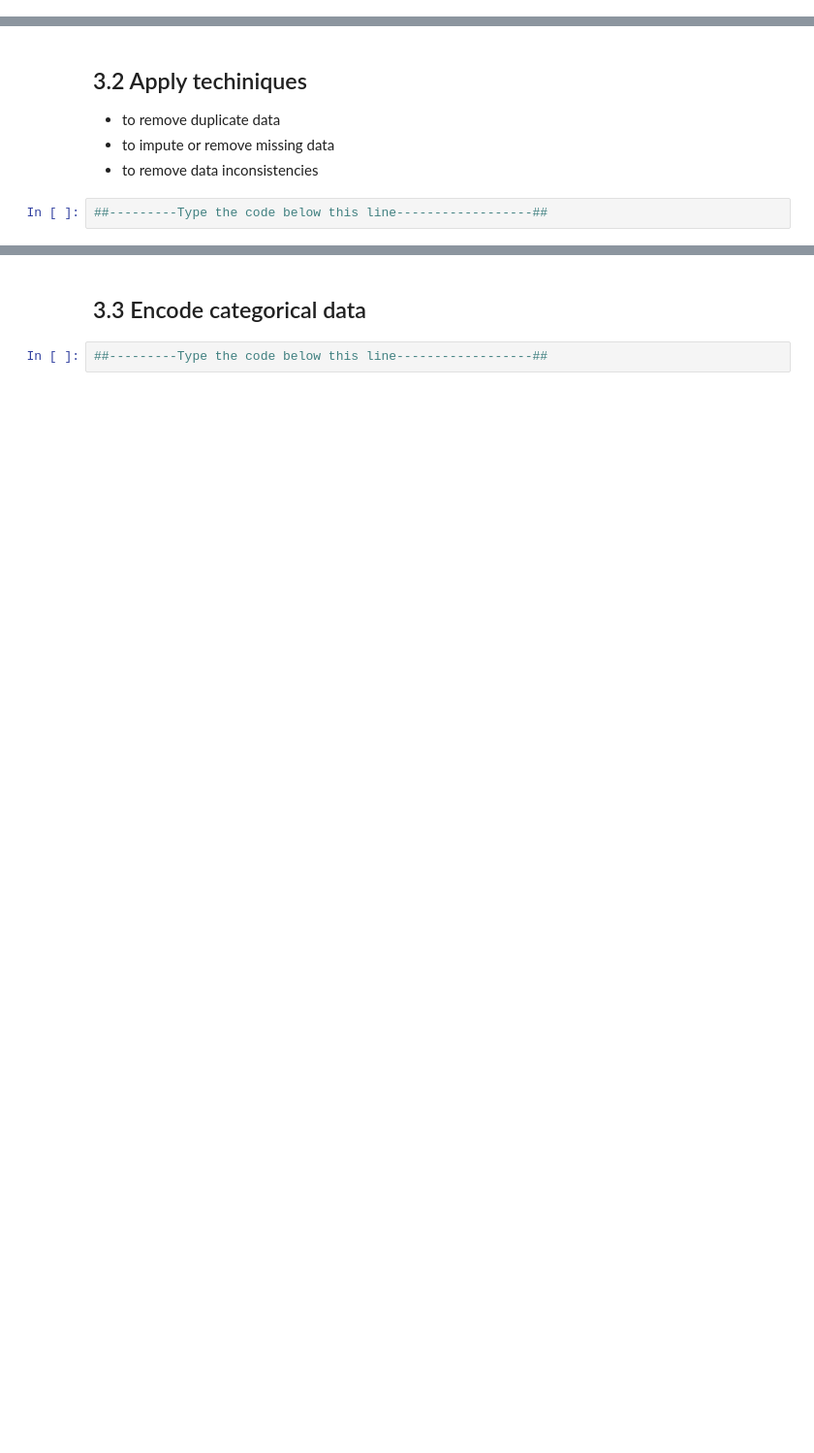
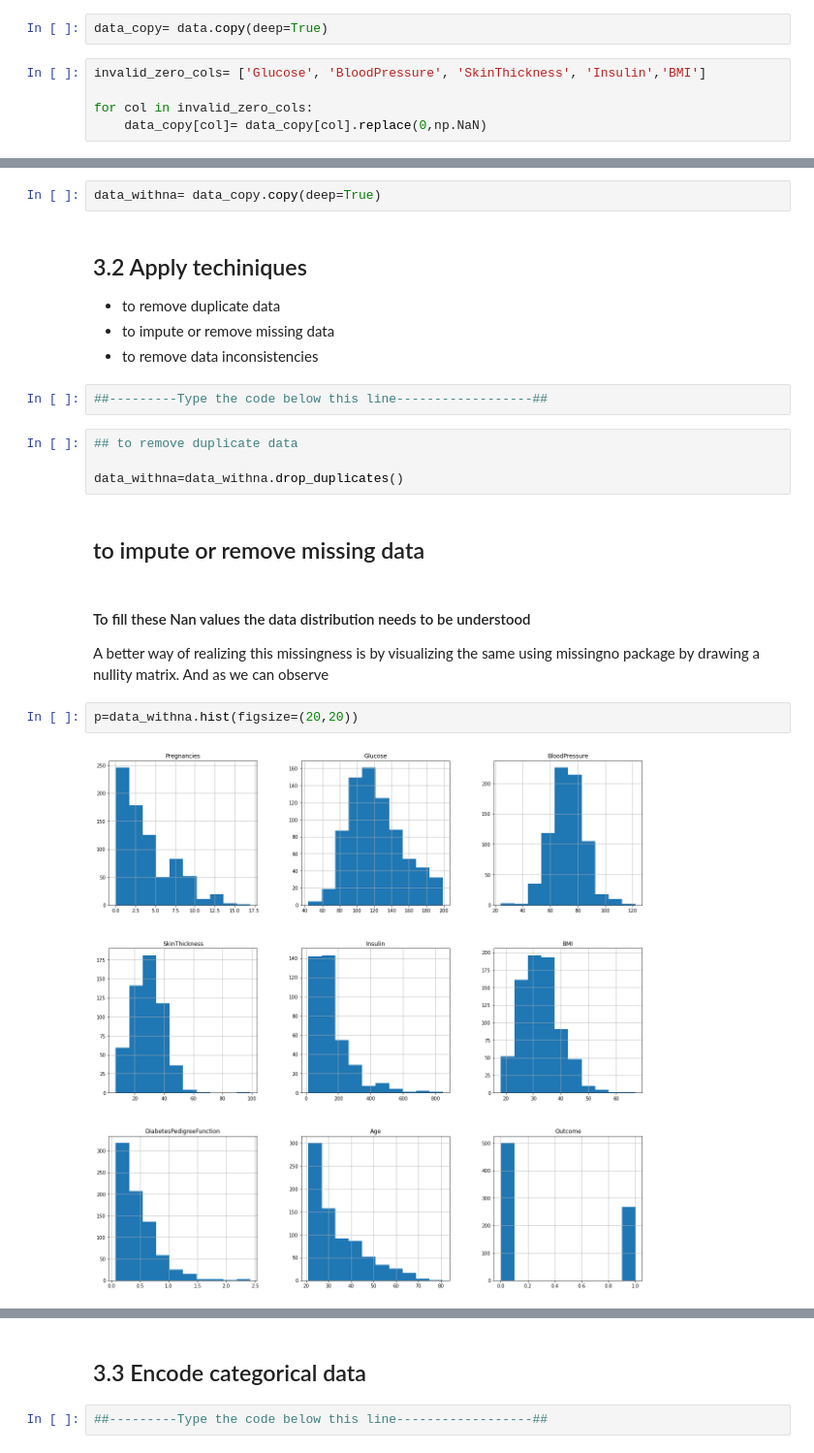
Before and after one commit to kishankumar09ei/IDS_Assignemnent1, a Jupyter notebook: IDS_Assignment_Template.ipynb, the cells around one changed output, grey strips where cells are left out. Shown at 97% size. Cells and saved outputs as stored; diff of their text form; blank space fills up the shorter version.

```diff
--- a/IDS_Assignment_Template.ipynb
+++ b/IDS_Assignment_Template.ipynb
@@ -157,0 +244,7 @@ If input data is text, do 3.3 and 3.4
+# %%
+data_copy= data.copy(deep=True)
+# %%
+invalid_zero_cols= ['Glucose', 'BloodPressure', 'SkinThickness', 'Insulin','BMI']
+
+for col in invalid_zero_cols:
+    data_copy[col]= data_copy[col].replace(0,np.NaN)
@@ -158,3 +264,5 @@ If input data is text, do 3.3 and 3.4
+# %%
+data_withna= data_copy.copy(deep=True)
 # %% [markdown]
 ## 3.2 Apply techiniques
 * to remove duplicate data
@@ -162,3 +270,16 @@ If input data is text, do 3.3 and 3.4
 * to remove data inconsistencies
 # %%
 ##---------Type the code below this line------------------##
+# %%
+## to remove duplicate data
+
+data_withna=data_withna.drop_duplicates()
+# %% [markdown]
+## to impute or remove missing data
+# %% [markdown]
+#### To fill these Nan values the data distribution needs to be understood
+A better way of realizing this missingness is by visualizing the same using missingno package by drawing a nullity matrix. And as we can observe
+# %%
+p=data_withna.hist(figsize=(20,20))
+# %% [output]
+[figure, added]
```
Also changed, not shown: parts of 97 cells of this notebook, 2 other files.
